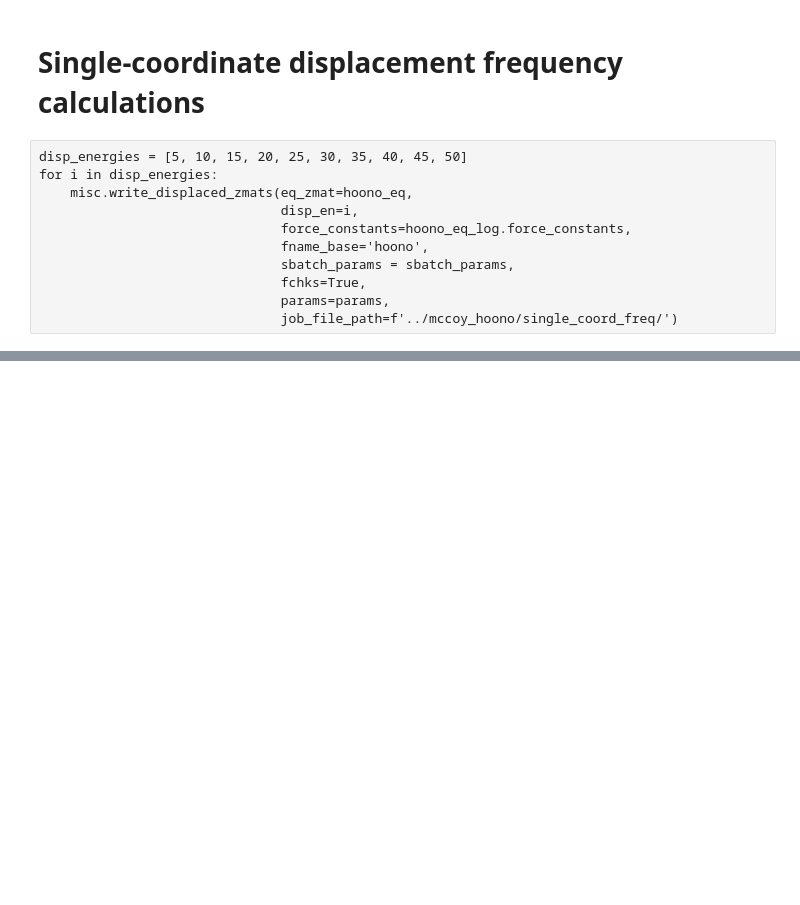
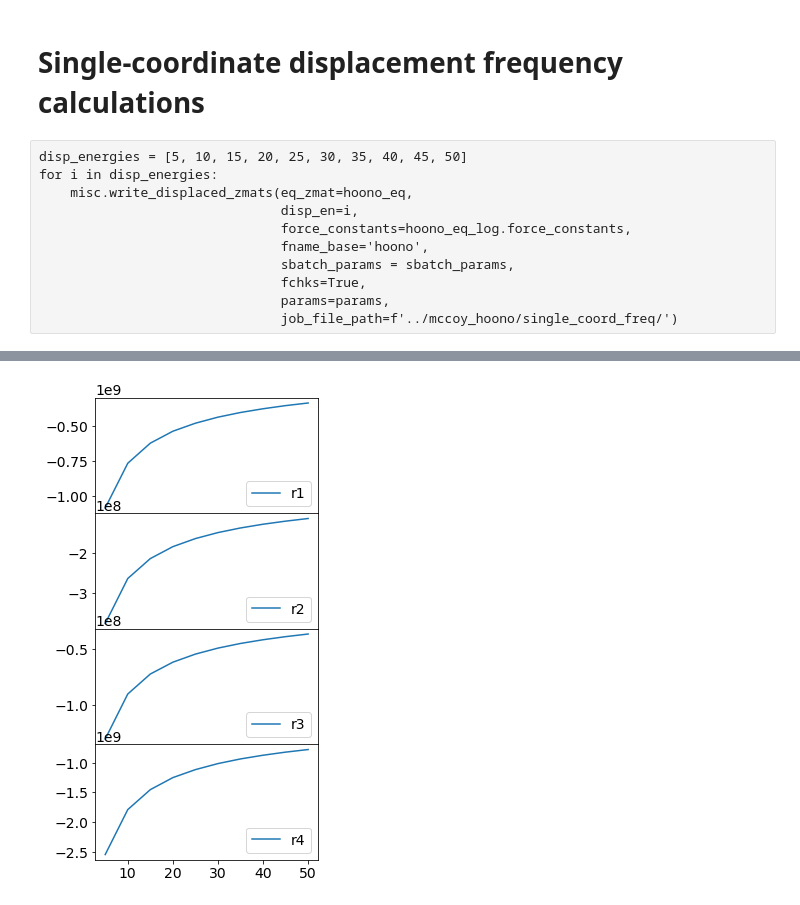
Before and after one commit to cgavinh/mccoy_hoono, a Jupyter notebook: Untitled.ipynb, the cells around one changed output, grey strips where cells are left out. Cells and saved outputs as stored; diff of their text form; code cells hidden in the pictures; blank space fills up the shorter version.

```diff
--- a/Untitled.ipynb
+++ b/Untitled.ipynb
@@ -637,0 +688,20 @@ d = misc.fourth_ders(results)
+# %%
+en = np.linspace(5, 50, 10)
+fig, axs = plt.subplots(4, 1, sharex=True)
+
+axs[0].plot(en, d['r1']['fourth_ders'], label='r1')
+axs[1].plot(en, d['r2']['fourth_ders'], label='r2')
+axs[2].plot(en, d['r3']['fourth_ders'], label='r3')
+axs[3].plot(en, d['r4']['fourth_ders'], label='r4')
+#axs[0,1].plot(en, d['a1']['fourth_ders'])
+#axs[1,1].plot(en, d['a2']['fourth_ders'])
+#axs[2,1].plot(en, d['a3']['fourth_ders'])
+#axs[0,2].plot(en, d['d1']['fourth_ders'])
+#axs[1,2].plot(en, d['d2']['fourth_ders'])
+for ax in axs:
+    ax.legend(loc='lower right')
+
+fig.subplots_adjust(hspace = 0)
+fig.set_size_inches(w=4,h=8.5)
+# %% [output]
+[figure, added]
```
Also changed, not shown: parts of 15 cells of this notebook, 1 other file.
